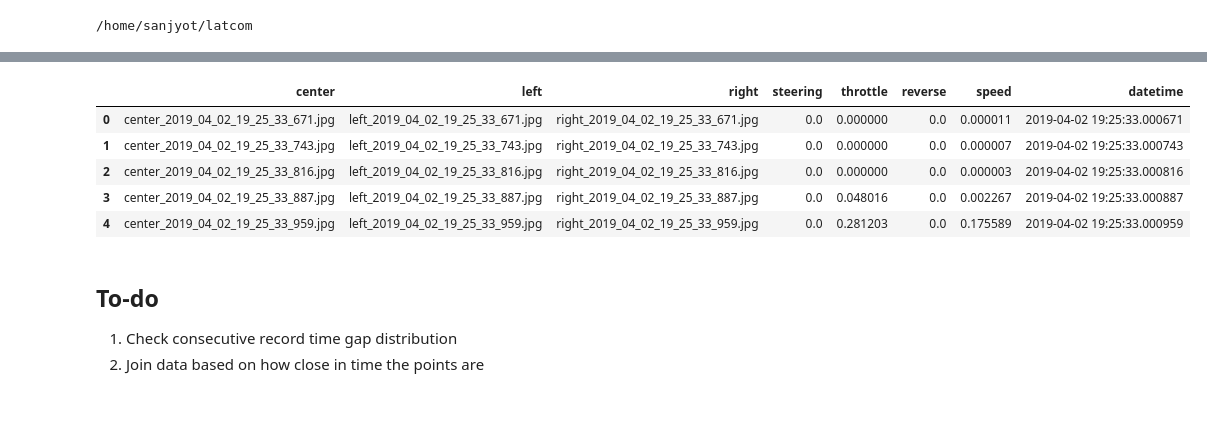
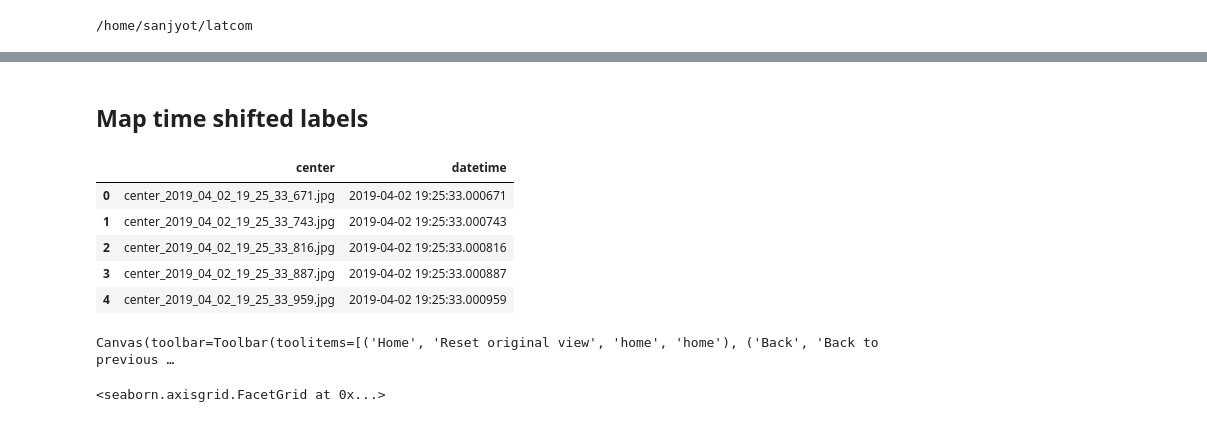
Before and after one commit to sanjyotUM/latcom, a Jupyter notebook: notebooks/label_shift.ipynb, the cells around one changed output, grey strips where cells are left out. Cells and saved outputs as stored; diff of their text form; code cells hidden in the pictures.

Commit message:
Complete code for label shifting

```diff
--- a/notebooks/label_shift.ipynb
+++ b/notebooks/label_shift.ipynb
@@ -24,5 +32,12 @@ lbl = (
         names=['center', 'left', 'right', 'steering', 'throttle', 'reverse', 'speed']
     )
     .pipe(truncate_filenames)
-    .assign(datetime = lambda x: x['center'].apply(extract_datetime))
+    .assign(
+        datetime = lambda x: x['center'].apply(extract_datetime),
+        next_datetime = lambda x: x['datetime'].shift(-1)
+    )
+    .dropna()
+    .assign(
+        time_gap = lambda x: (x['next_datetime'] - x['datetime']).dt.microseconds
+    )
 )
@@ -28,0 +54,2 @@ lbl = (
+# %% [markdown]
+## Map time shifted labels
@@ -29,14 +60,22 @@ lbl = (
+# %%
+l = lbl[['center', 'datetime']]
 # %%
-lbl.head()
+l.head()
 # %% [output]
-|  | center | left | right | steering | throttle | reverse | speed | datetime |
-| 0 | center_2019_04_02_19_25_33_671.jpg | left_2019_04_02_19_25_33_671.jpg | right_2019_04_02_19_25_33_671.jpg | 0.0 | 0.000000 | 0.0 | 0.000011 | 2019-04-02 19:25:33.000671 |
-| 1 | center_2019_04_02_19_25_33_743.jpg | left_2019_04_02_19_25_33_743.jpg | right_2019_04_02_19_25_33_743.jpg | 0.0 | 0.000000 | 0.0 | 0.000007 | 2019-04-02 19:25:33.000743 |
-| 2 | center_2019_04_02_19_25_33_816.jpg | left_2019_04_02_19_25_33_816.jpg | right_2019_04_02_19_25_33_816.jpg | 0.0 | 0.000000 | 0.0 | 0.000003 | 2019-04-02 19:25:33.000816 |
-| 3 | center_2019_04_02_19_25_33_887.jpg | left_2019_04_02_19_25_33_887.jpg | right_2019_04_02_19_25_33_887.jpg | 0.0 | 0.048016 | 0.0 | 0.002267 | 2019-04-02 19:25:33.000887 |
-| 4 | center_2019_04_02_19_25_33_959.jpg | left_2019_04_02_19_25_33_959.jpg | right_2019_04_02_19_25_33_959.jpg | 0.0 | 0.281203 | 0.0 | 0.175589 | 2019-04-02 19:25:33.000959 |
+|  | center | datetime |
+| 0 | center_2019_04_02_19_25_33_671.jpg | 2019-04-02 19:25:33.000671 |
+| 1 | center_2019_04_02_19_25_33_743.jpg | 2019-04-02 19:25:33.000743 |
+| 2 | center_2019_04_02_19_25_33_816.jpg | 2019-04-02 19:25:33.000816 |
+| 3 | center_2019_04_02_19_25_33_887.jpg | 2019-04-02 19:25:33.000887 |
+| 4 | center_2019_04_02_19_25_33_959.jpg | 2019-04-02 19:25:33.000959 |
-# %% [markdown]
-## To-do
-
-1. Check consecutive record time gap distribution
-2. Join data based on how close in time the points are
+# %%
+%matplotlib widget
+(
+    l
+    .assign(y=1)
+    .loc[lambda x: (x['datetime'].dt.hour == 18) & (x['datetime'].dt.minute == 10) & (x['datetime'].dt.second <= 2)]
+    .pipe((sns.relplot, 'data'), x='datetime', y='y', kind='scatter', aspect=3, height=3)
+)
+# %% [output]
+Canvas(toolbar=Toolbar(toolitems=[('Home', 'Reset original view', 'home', 'home'), ('Back', 'Back to previous …
+<seaborn.axisgrid.FacetGrid at 0x...>
```
Also changed, not shown: parts of 8 cells of this notebook.
